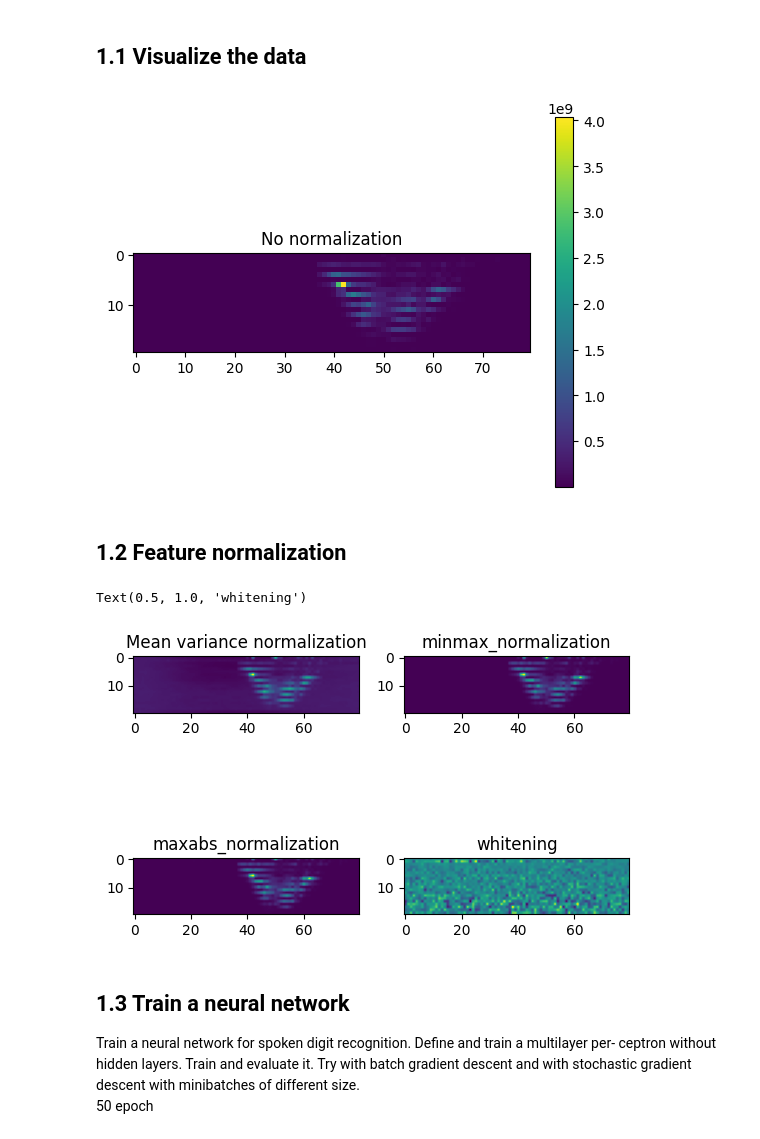
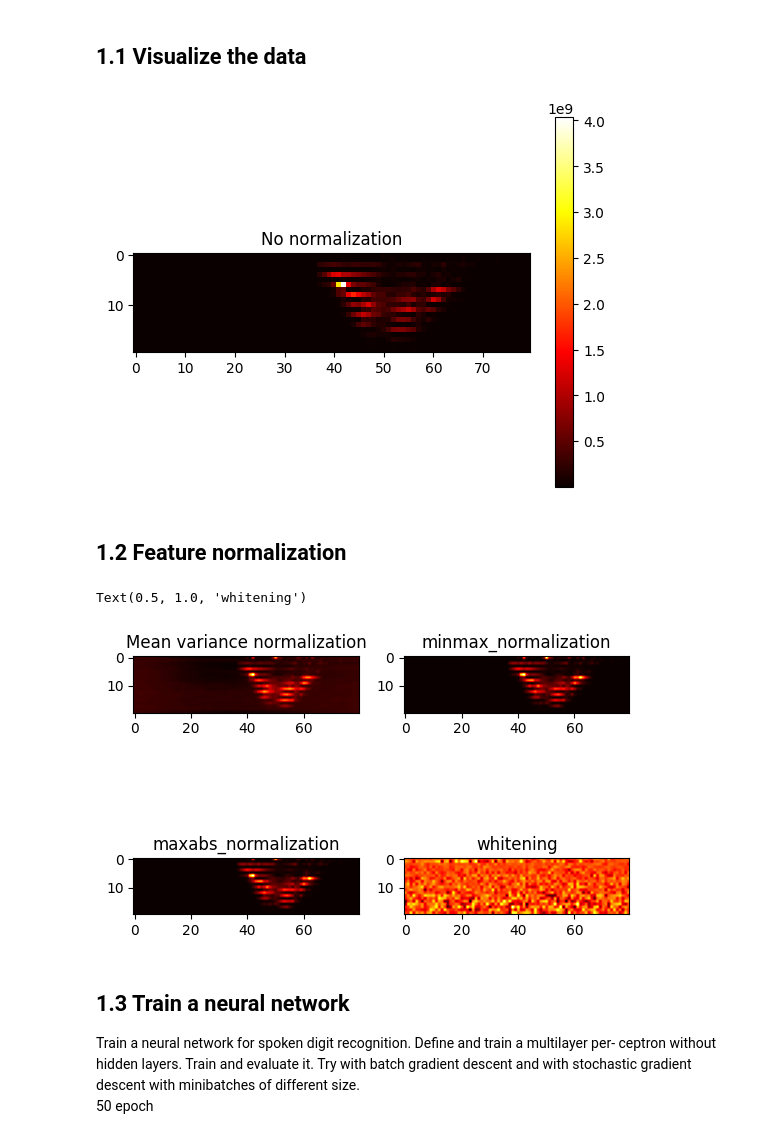
Before and after one commit to DavideLigari/speech-recognition, a Jupyter notebook: code/main.ipynb, the cells around one changed output. Saved outputs shown, nothing was run; the diff lists cells and outputs as text; code cells hidden in the pictures.

```diff
--- a/code/main.ipynb
+++ b/code/main.ipynb
@@ -27,43 +27,43 @@ print(Ytrain.min(), Ytrain.max())
 # %%
 import trainmodel as tm
 spectrogram_no_norm = Xtrain[0, :].reshape(20, 80)
-plt.imshow(spectrogram_no_norm)
+plt.imshow(spectrogram_no_norm,cmap="hot")
 plt.colorbar()
 plt.title("No normalization")
 plt.show()
 # %% [output]
-[figure, old version]
+[figure, new version]
 # %% [markdown]
 ## 1.2 Feature normalization
 # %%
 import trainmodel as tm
 
 xTrainMV, xTestMV = tm.mean_variance_normalization(Xtrain, Xtest)
 spectrogram_mean_var = xTrainMV[0, :].reshape(20, 80)
 fig, axs = plt.subplots(2, 2)
-axs[0, 0].imshow(spectrogram_mean_var)
+axs[0, 0].imshow(spectrogram_mean_var,cmap="hot")
 axs[0, 0].set_title("Mean variance normalization")
 
 xTrainMM, xTestMM = tm.minmax_normalization(Xtrain, Xtest)
 spectrogram_min_max = xTrainMM[0, :].reshape(20, 80)
 
-axs[0, 1].imshow(spectrogram_min_max)
+axs[0, 1].imshow(spectrogram_min_max,cmap="hot")
 axs[0, 1].set_title("minmax_normalization")
 
 xTrainMA, xTestMA = tm.maxabs_normalization(Xtrain, Xtest)
 spectrogram_max_abs = xTrainMA[0, :].reshape(20, 80)
 
-axs[1, 0].imshow(spectrogram_max_abs)
+axs[1, 0].imshow(spectrogram_max_abs,cmap="hot")
 axs[1, 0].set_title("maxabs_normalization")
 
 xTrainW, xTestW = tm.whitening(Xtrain, Xtest)
 spectrogram_whitning = xTrainW[0, :].reshape(20, 80)
 
-axs[1, 1].imshow(spectrogram_whitning)
+axs[1, 1].imshow(spectrogram_whitning,cmap="hot")
 axs[1, 1].set_title("whitening")
 # %% [output]
 Text(0.5, 1.0, 'whitening')
-[figure, old version]
+[figure, new version]
 # %% [markdown]
 ## 1.3 Train a neural network
 
```
Also changed, not shown: parts of 1 cell of this notebook.
